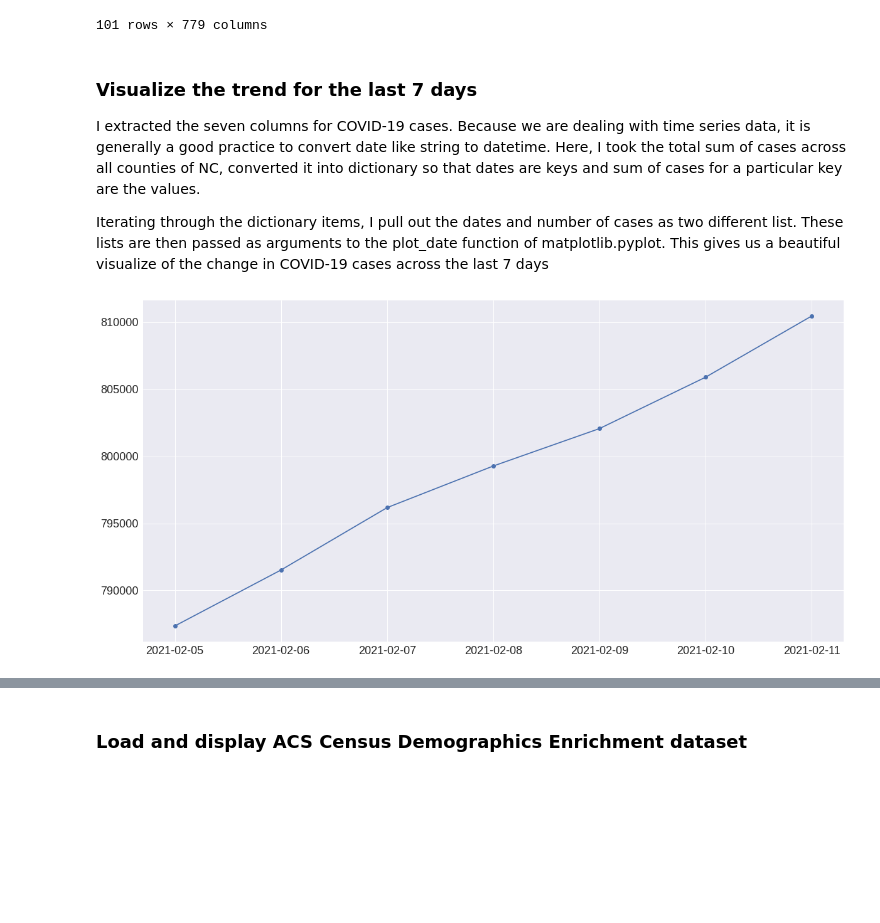
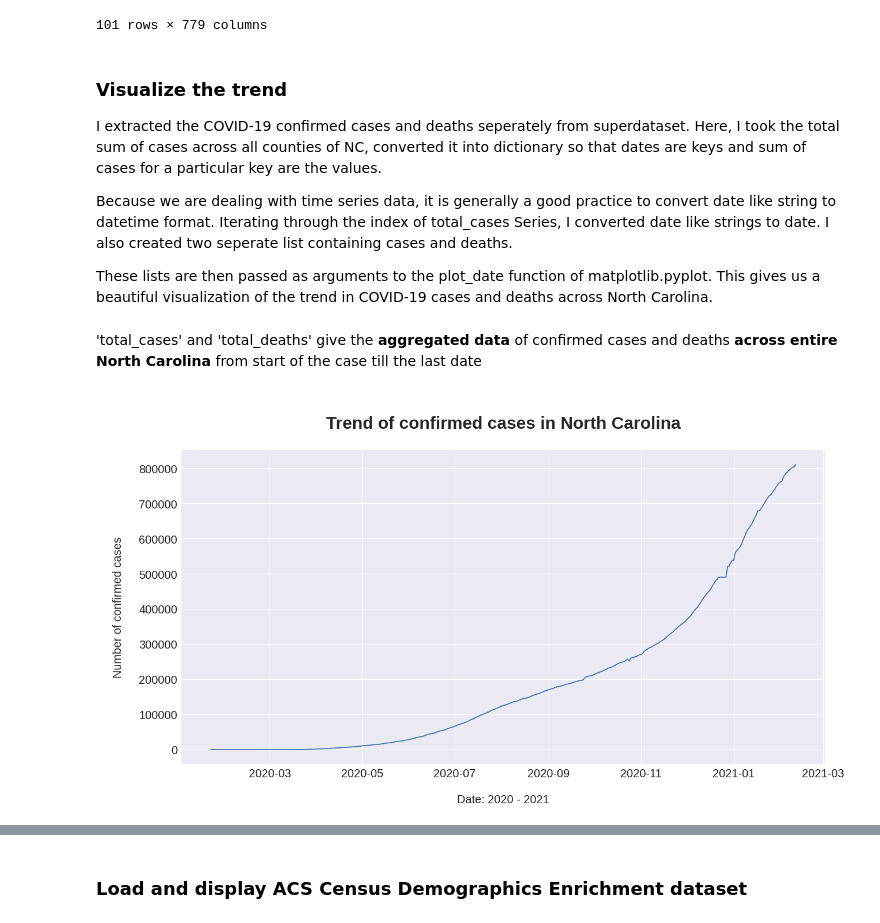
Before and after one commit to UNCG-CSE/SP-21_COVID-Team_4, a Jupyter notebook: src/member/Pratik/stage_I/task_3.ipynb, the cells around one changed output, grey strips where cells are left out. Drawn from its saved outputs; the diff is of its cells as text; code cells hidden in the pictures; blank space fills up the shorter version.

```diff
--- a/src/member/Pratik/stage_I/task_3.ipynb
+++ b/src/member/Pratik/stage_I/task_3.ipynb
@@ -64,30 +61,44 @@ nc_data
 | 2023 | 37199 | Yancey County | NC | 37 | 18069 | 0 | 0 | ... |
 101 rows × 779 columns
 # %% [markdown]
-### Visualize the trend for the last 7 days
+### Visualize the trend
 
-I extracted the seven columns for COVID-19 cases. Because we are dealing with time series data, it is generally a good practice to convert date like string to datetime. Here, I took the total sum of cases across all counties of NC, converted it into dictionary so that dates are keys and sum of cases for a particular key are the values.
+I extracted the COVID-19 confirmed cases and deaths seperately from superdataset. Here, I took the total sum of cases across all counties of NC, converted it into dictionary so that dates are keys and sum of cases for a particular key are the values.
 
-Iterating through the dictionary items, I pull out the dates and number of cases as two different list. These lists are then passed as arguments to the plot_date function of matplotlib.pyplot. This gives us a beautiful visualize of the change in COVID-19 cases across the last 7 days
+Because we are dealing with time series data, it is generally a good practice to convert date like string to datetime format. Iterating through the index of total_cases Series, I converted date like strings to date. I also created two seperate list containing cases and deaths.
+
+These lists are then passed as arguments to the plot_date function of matplotlib.pyplot. This gives us a beautiful visualization of the trend in COVID-19 cases and deaths across North Carolina.
-# %%
-# Get the column name for cases of the last 7 days
-cases_cols = [i for i in list(nc_data.columns[-7*2:]) if 'cases' in i]
-
-dates = []
-case_vals = []
-# Get the cases as series, find the sum, convert to dict and iterate
-for k,v in nc_data[cases_cols].sum().to_dict().items():
-    # remove '_cases' substring from column names, split by '-' and convert the list of int(s) to date
-    dates.append(date(*[int(i) for i in k.replace("_cases", "").split("-")]))
-    case_vals.append(v)
+# %%
+# Get all column names for cases
+cases_cols = [i for i in list(nc_data.columns) if 'cases' in i]
+# Use the list above to select cases only, and sum all datas across each columns
+total_cases = nc_data[cases_cols].sum()
+
+# Get all column names for deaths
+deaths_cols = [i for i in list(nc_data.columns) if 'deaths' in i]
+# Use the list above to select deaths only, and sum all datas across each columns
+total_deaths = nc_data[deaths_cols].sum()
+# %% [markdown]
+'total_cases' and 'total_deaths' give the **aggregated data** of confirmed cases and deaths **across entire North Carolina** from start of the case till the last date
+# %%
+# Convert date like string to datetime.date format
+dates = [date(*[int(i) for i in k.replace("_cases", "").split("-")]) for k in total_cases.index]
+
+# Get the list of all cases and death count
+cases_vals = list(total_cases.values)
+deaths_vals = list(total_deaths.values)
 # %%
+font_s = 20
 # Give height and width argument to change the size of plot
 plt.figure(figsize=(20, 10))
 # pass dates and values and connect the dots with solid line
-plt.plot_date(dates, case_vals, linestyle='solid')
+plt.plot_date(dates, cases_vals, linestyle='solid', markersize=1)
 # set labelsize to 18 for better display of text
-plt.tick_params(labelsize=18)
+plt.tick_params(labelsize=font_s)
+plt.title("\nTrend of confirmed cases in North Carolina\n", fontsize=font_s*1.5, fontweight="bold")
+plt.xlabel('\nDate: 2020 - 2021', fontsize=font_s)
+plt.ylabel('\nNumber of confirmed cases\n', fontsize=font_s)
 # show the plot
 plt.show()
 # %% [output]
-[figure, old version]
+[figure, new version]
```
Also changed, not shown: parts of 6 cells of this notebook.
